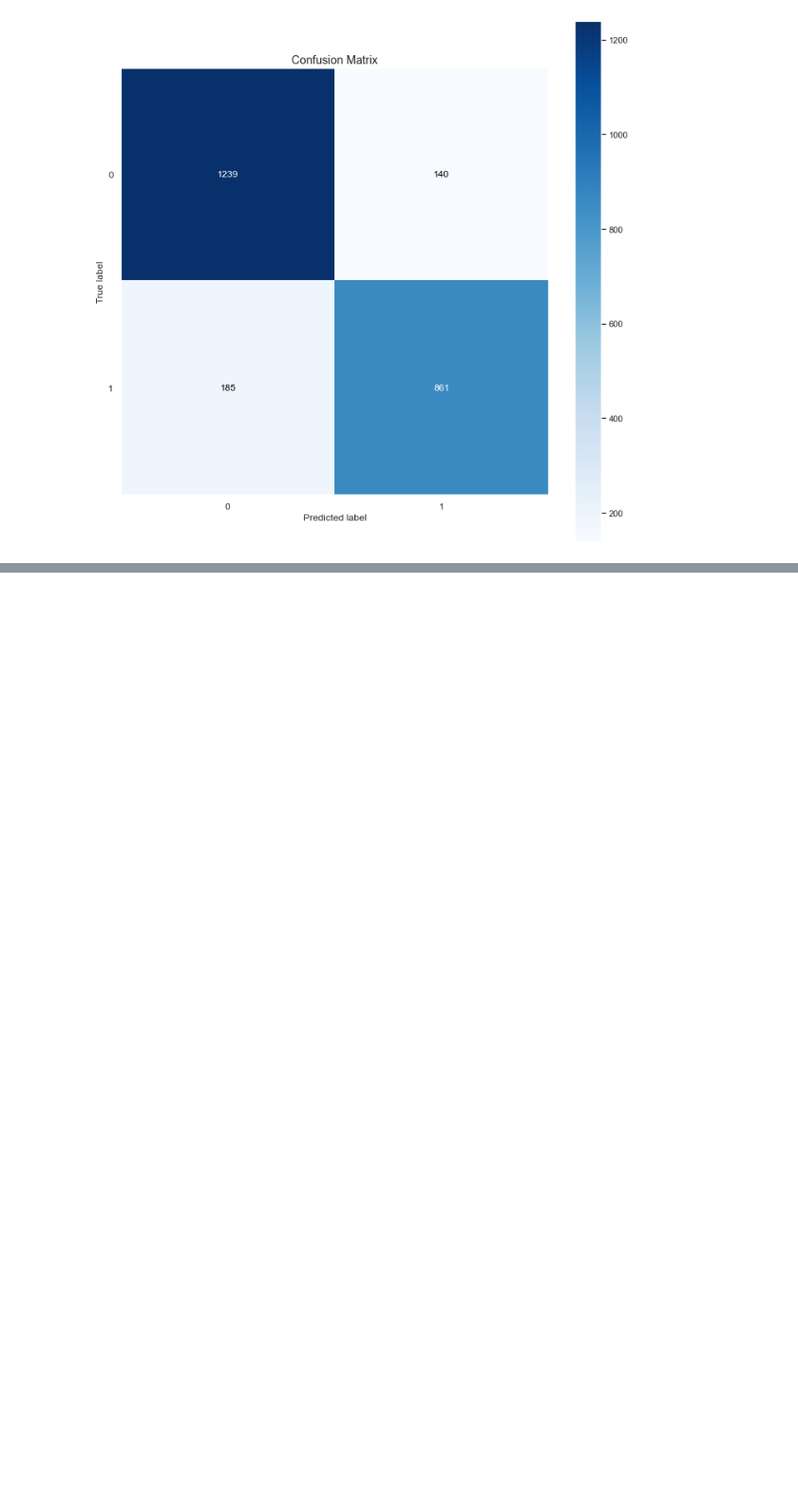
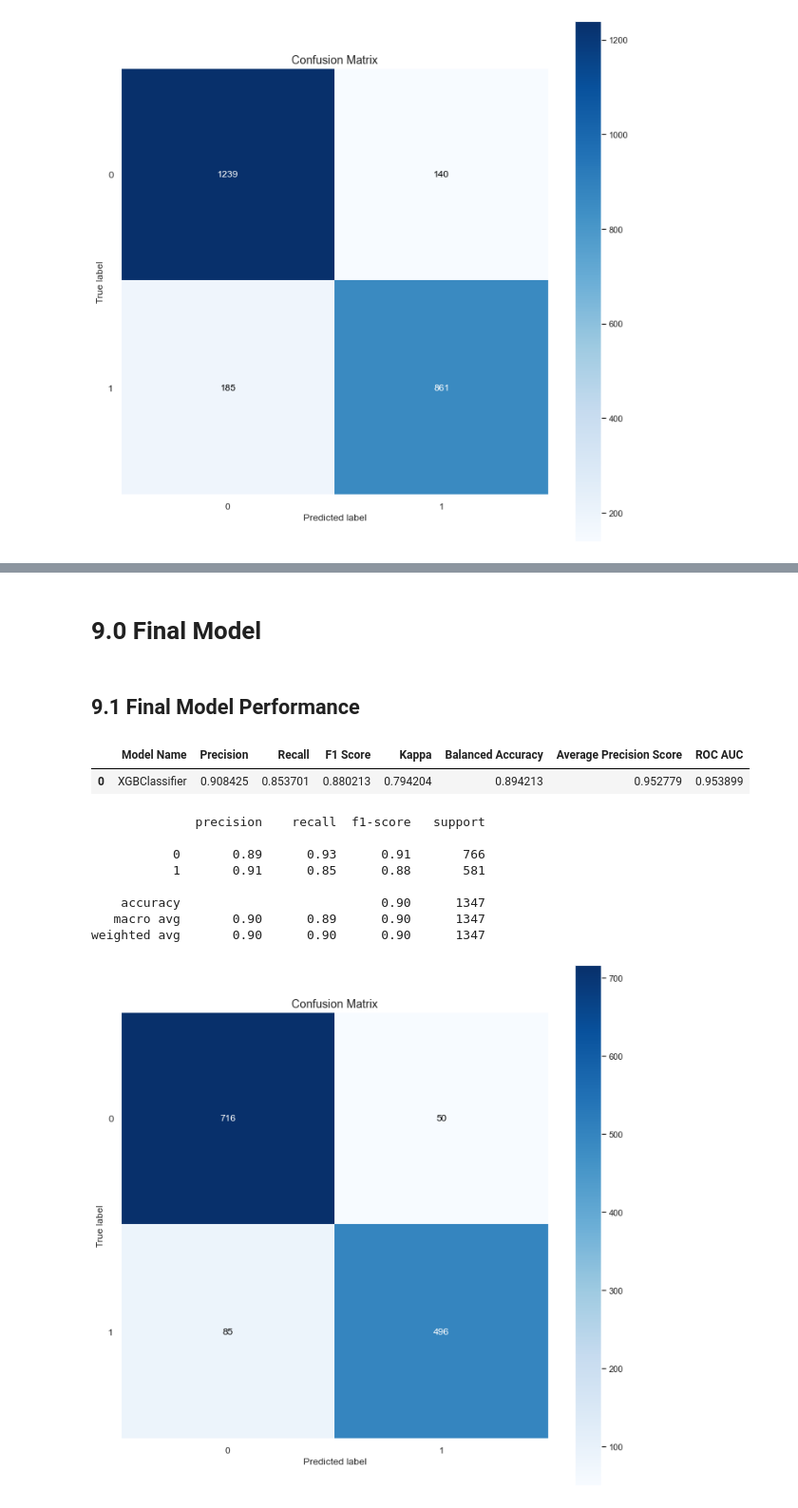
Before and after one commit to FabioCaffarello/Churn-Prediction-TopBank, a Jupyter notebook: 02-Notebooks/ent_to_end_churn_prediction.ipynb, the cells around one changed output, grey strips where cells are left out. Shown at 95% size. Drawn from its saved outputs; the diff is of its cells as text; code cells hidden in the pictures; blank space fills up the shorter version.

Commit message:
final model

```diff
--- a/02-Notebooks/ent_to_end_churn_prediction.ipynb
+++ b/02-Notebooks/ent_to_end_churn_prediction.ipynb
@@ -1308,0 +1416,11 @@ Fold Number: 5/5
+# %%
+# X and y dataset for Cross Validation
+X_train_cv = pd.concat([X_train, X_valid], axis = 0)
+y_train_cv = pd.concat([y_train, y_valid], axis = 0)
+
+# model
+model = LGBMClassifier(n_jobs=-1, random_state=42)
+
+# cross validation
+result_lgbm = cross_validation(X_train_cv, y_train_cv, model, num_folds=5, verbose=True)
+result_lgbm
@@ -1308,0 +1607,51 @@ Fold Number: 5/5
+# %% [markdown]
+# 9.0 Final Model
+# %%
+lr                = 0.0616104953938097
+max_depth         = 8
+min_child_weight  = 7
+subsample         = 0.5447925470245325
+colsample_bytree  = 0.9631134231318818
+n_estimators      = 824
+gamma             = 0.19433864484474106
+
+#Model
+xgb = XGBClassifier(learning_rate=lr, num_leaves=2 ** max_depth, max_depth=max_depth, min_child_weight=min_child_weight,
+                    subsample=subsample, colsample_bytree=colsample_bytree, n_estimators=n_estimators, gamma=gamma,
+                    bagging_freq=1, random_state=0, n_jobs=-1, verbosity=0)
+
+xgb.fit(X_train_cv, y_train_cv)
+
+# Prediction
+yhat_xgb = xgb.predict(X_test)
+
+# Prediction proba
+yhat_proba_xgb = xgb.predict_proba(X_test)[:,1]
+# %% [markdown]
+## 9.1 Final Model Performance
+# %%
+# Model Name
+model_name = type(xgb).__name__
+
+# Scores
+final_scores = ml_scores(model_name, y_test, yhat_xgb, yhat_proba_xgb)
+final_scores.head()
+# %% [output]
+|  | Model Name | Precision | Recall | F1 Score | Kappa | Balanced Accuracy | Average Precision Score | ROC AUC |
+| 0 | XGBClassifier | 0.908425 | 0.853701 | 0.880213 | 0.794204 | 0.894213 | 0.952779 | 0.953899 |
+# %%
+# Classification Report
+print(classification_report(y_test, yhat_xgb))
+
+# Confusion matrix
+plot_confusion_matrix(y_test, yhat_xgb, normalize=False, figsize=(12, 12));
+# %% [output]
+              precision    recall  f1-score   support
+
+           0       0.89      0.93      0.91       766
+           1       0.91      0.85      0.88       581
+
+    accuracy                           0.90      1347
+   macro avg       0.90      0.89      0.90      1347
+weighted avg       0.90      0.90      0.90      1347
+[figure, added]
```
Also changed, not shown: parts of 23 cells of this notebook.
